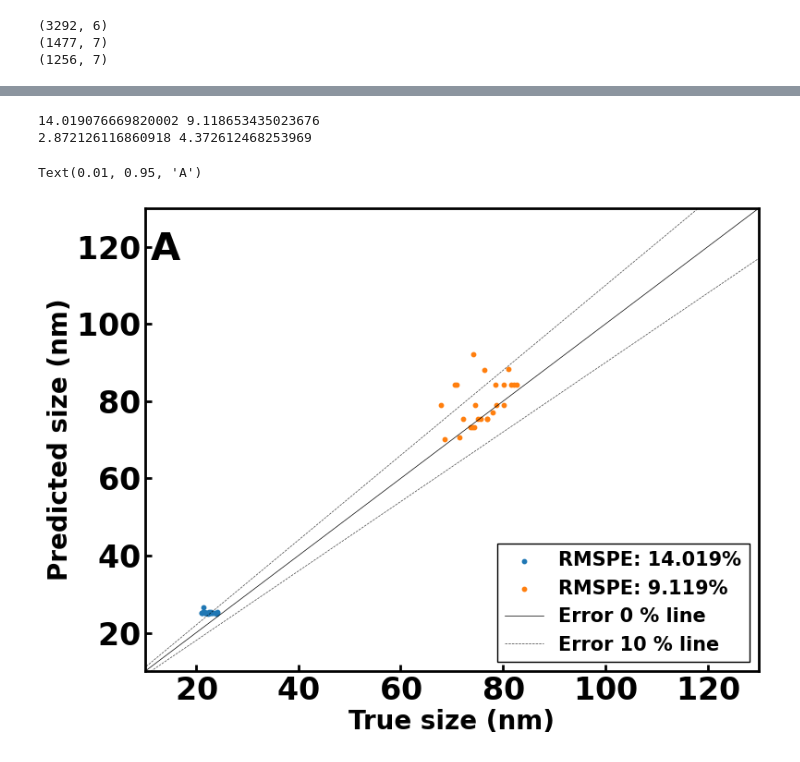
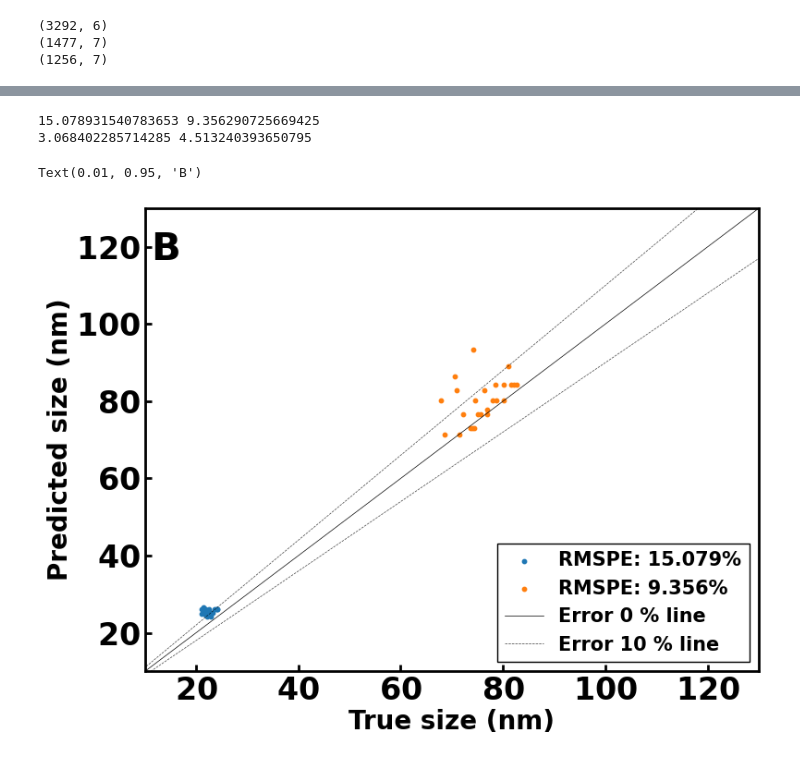
Before and after one commit to SWAN88/AuNR_DA, a Jupyter notebook: 083024_figure4_playground.ipynb, the cells around one changed output, grey strips where cells are left out. Drawn from its saved outputs; the diff is of its cells as text; code cells hidden in the pictures.

```diff
--- a/083024_figure4_playground.ipynb
+++ b/083024_figure4_playground.ipynb
@@ -353,7 +411,7 @@ def calculate_mean(lst):
 
 
 def numerical_method(ito_data, glass_data, target_nsub):
-    ito_nsub = 1.975
+    ito_nsub = 1.96
     glass_nsub = 1.52
     dnsub_IG = ito_nsub - glass_nsub
     dEres_IG_list = []
@@ -411,11 +469,16 @@ print(glass_data.shape)
 (1256, 7)
 # %%
 Al2O3_nsub = 1.762
-Al2O3_Eres, Al2O3_Linewidth = numerical_method(ito_data, glass_data, target_nsub=Al2O3_nsub)
+Al2O3_Eres, Al2O3_Linewidth = numerical_method(ito_data, combined_data, target_nsub=Al2O3_nsub)
 # %%
-X_glass = glass_data.drop(['width', 'length', 'imax', 'ratio', 'volume'], axis=1)
-yw_glass = glass_data['width']
-yl_glass = glass_data['length']
+X_glass = combined_data.drop(['width', 'length', 'imax', 'ratio', 'volume'], axis=1)
+yw_glass = combined_data['width']
+yl_glass = combined_data['length']
+print(X_glass.shape)
+
+# X_glass = glass_data.drop(['width', 'length', 'imax', 'ratio', 'volume'], axis=1)
+# yw_glass = glass_data['width']
+# yl_glass = glass_data['length']
 print(X_glass.shape)
 X_glass.head()
 # %% [output]
@@ -461,8 +525,8 @@ X_glass.shape
 # parameters for GridSearchCV class
 # param_grid = {'max_depth': range(1, 21)}
 param_grid = {
-    'max_depth': [None, 5, 10, 15, 20],
-    'min_samples_split': [2, 5, 10, 20],
+    'max_depth': [5, 10, 15, 20],
+    'min_samples_split': [2, 5, 10],
     'min_samples_leaf': [1, 2, 5, 10]
 }
 
@@ -495,27 +559,27 @@ mael1 = mean_absolute_error(yl_al2o3, yl_pred1)
 print(rmspew1, rmspel1)
 print(maew1, mael1)
 # %% [output]
-14.019076669820002 9.118653435023676
-2.872126116860918 4.372612468253969
+15.078931540783653 9.356290725669425
+3.068402285714285 4.513240393650795
 # %%
 fig, ax1 = plt.subplots()
 
 ax1.scatter(yw_al2o3, yw_pred1, s=10, label=f'RMSPE: {round(rmspew1, 3)}%')
 ax1.scatter(yl_al2o3, yl_pred1, s=10, label=f'RMSPE: {round(rmspel1, 3)}%')
 
 x = np.arange(-1, 181)
 ax1.plot(x, x, c='k', lw=0.5, label='Error 0 % line')
 ax1.plot(x, 1.1*x, c='k', linestyle='--', lw=0.5, label='Error 10 % line', alpha=0.75)
 ax1.plot(x, 0.9*x, c='k', linestyle='--', lw=0.5, alpha=0.75)
 
 ax1.set_xlabel('True size (nm)')
 ax1.set_ylabel('Predicted size (nm)')
 # ax1.set_xticks([2.5, 3.0, 3.5, 4.0, 4.5])
 # ax1.set_yticks([1.5, 1.7, 1.9])
 ax1.set_xlim(10, 130)
 ax1.set_ylim(10, 130)
 ax1.legend(loc='lower right', fontsize=15)
-ax1.text(0.01, 0.95, 'A', ha='left', va='top', transform=ax1.transAxes, fontsize=30)
+ax1.text(0.01, 0.95, 'B', ha='left', va='top', transform=ax1.transAxes, fontsize=30)
 # %% [output]
-Text(0.01, 0.95, 'A')
+Text(0.01, 0.95, 'B')
-[figure, old version]
+[figure, new version]
```
Also changed, not shown: parts of 9 cells of this notebook, 1 other file.
